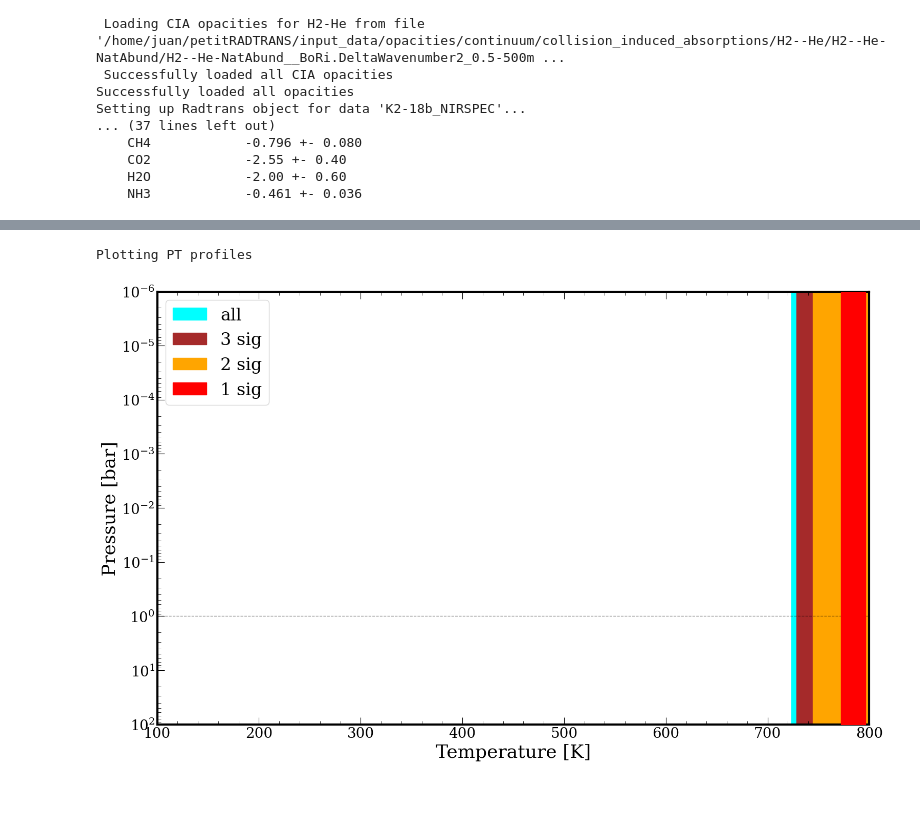
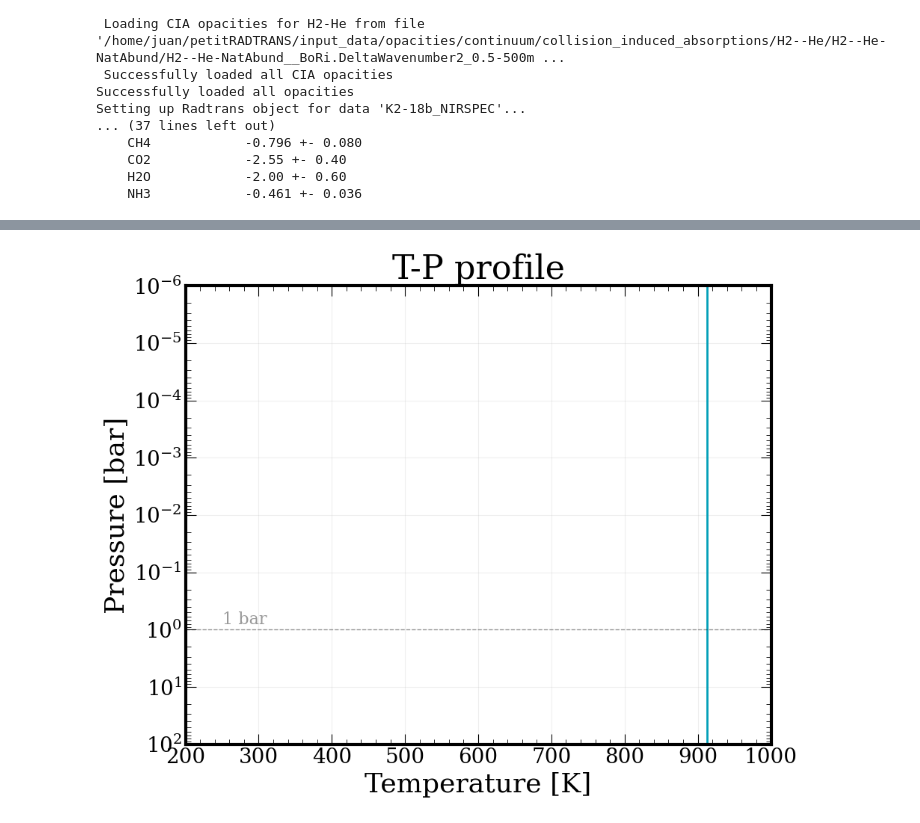
Before and after one commit to juan-zapata4/petit-atmospheric-retrievals, a Jupyter notebook: notebooks/K2-18b/Isothermal_clear_standard.ipynb, the cells around one changed output, grey strips where cells are left out. Cells and saved outputs as stored; diff of their text form; code cells hidden in the pictures; blank space fills up the shorter version.

```diff
--- a/notebooks/K2-18b/Isothermal_clear_standard.ipynb
+++ b/notebooks/K2-18b/Isothermal_clear_standard.ipynb
@@ -157,9 +250,24 @@ Best fit 𝛘^2/DoF = 1.16
 # %%
-fig, ax = retrieval.plot_pt(sample_dict,parameters_read, contribution=False)
+# fig, ax = retrieval.plot_pt(sample_dict,parameters_read, contribution=False)
+# ax.axhline(y=0.986923, linestyle="--", color="k", linewidth=1, alpha=0.4)
+# ax.text(200, 0.8, "1 bar", fontsize=16, alpha=0.4)
+# ax.invert_yaxis()
+# plt.show()
+
+## Temperature-pressure profile
+fig, ax = plt.subplots(figsize=(10,8))
+ax.plot(temperature, pressure, linewidth = 2)
+ax.set(xlabel="Temperature [K]",
+       ylabel="Pressure [bar]",
+       xlim=(200, 1000),
+       ylim=(1e2,1e-6),
+       yscale="log",
+       title="T-P profile"
+      )
 ax.axhline(y=0.986923, linestyle="--", color="k", linewidth=1, alpha=0.4)
-ax.invert_yaxis()
+ax.text(250, 0.8, "1 bar", fontsize=16, alpha=0.4)
+ax.grid(alpha=0.2)
 plt.show()
 # %% [output]
-Plotting PT profiles
-[figure, old version]
+[figure, new version]
 # %%
```
Also changed, not shown: parts of 15 cells of this notebook, 23 other files.
